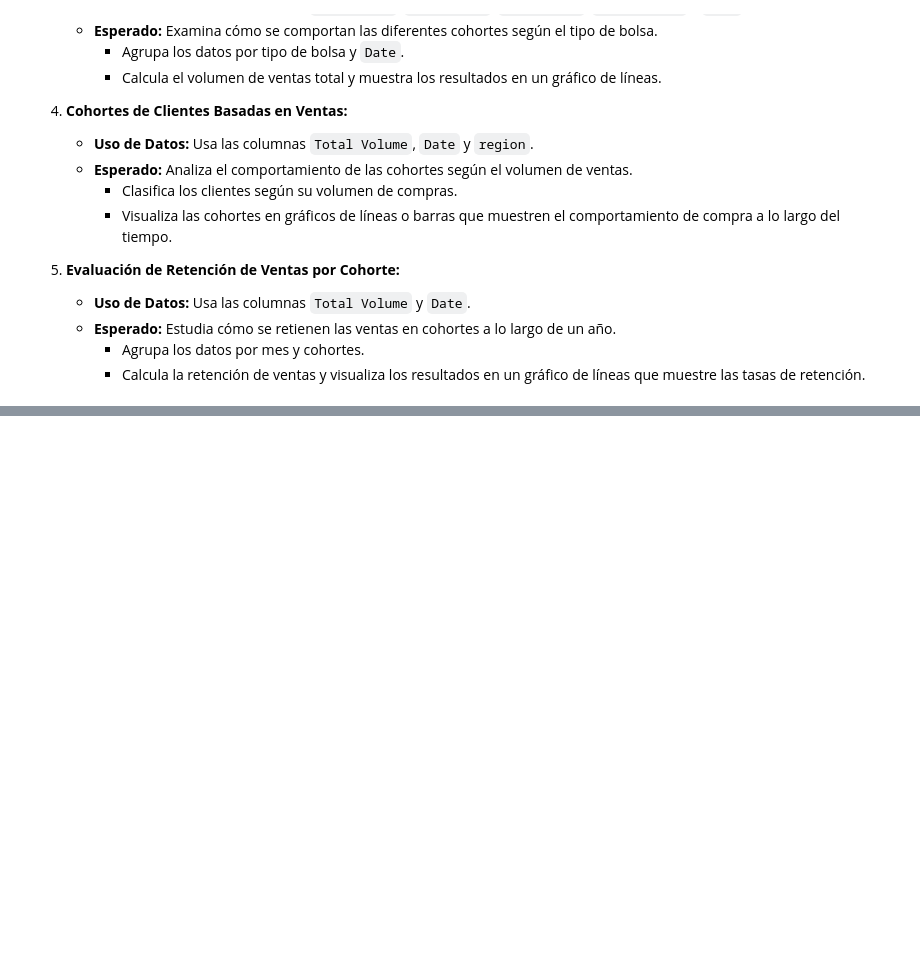
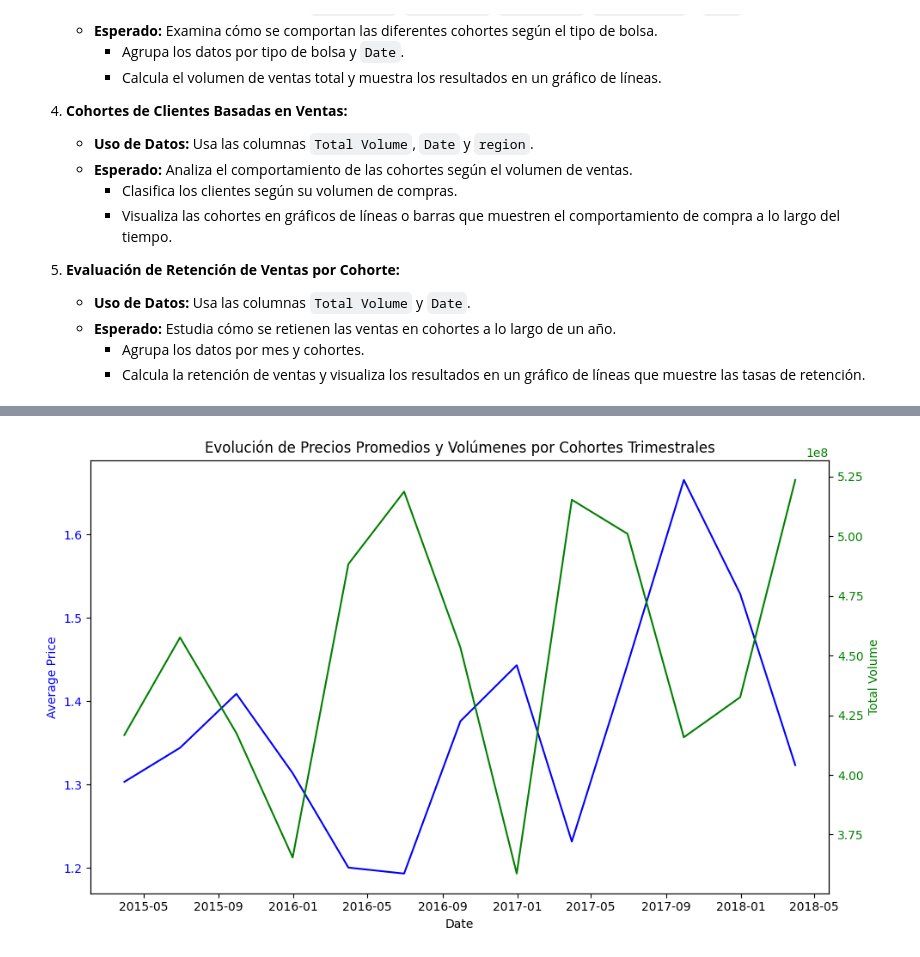
Before and after one commit to ahenao/aguacate-aljoan, a Jupyter notebook: notebooks/jose/proyecto-4.ipynb, the cells around one changed output, grey strips where cells are left out. Cells and saved outputs as stored; diff of their text form; code cells hidden in the pictures; blank space fills up the shorter version.

```diff
--- a/notebooks/jose/proyecto-4.ipynb
+++ b/notebooks/jose/proyecto-4.ipynb
@@ -171,0 +63,43 @@ for df, label in zip(dfs, labels):
+# %%
+"""
+4.1. Cohortes Basadas en Precios Promedios Trimestrales:
+
+Uso de Datos: Usa las columnas AveragePrice, Total Volume y Date.
+Esperado: Crea cohortes trimestrales y analiza cambios en precios y volúmenes.
+Agrupa los datos por trimestre usando pd.Grouper con freq='Q'.
+Calcula el promedio de AveragePrice y suma Total Volume para cada cohorte.
+Visualiza los resultados en un gráfico de líneas que muestre la evolución de las cohortes
+"""
+# 4.1. Cohortes Basadas en Precios Promedios Trimestrales
+
+# Group by quarter and calculate the mean of 'AveragePrice' and sum of 'Total Volume'
+
+df['Date'] = pd.to_datetime(df['Date'])
+
+# Group by quarter and calculate the mean of 'AveragePrice' and sum of 'Total Volume'
+quarterly_data = df_reduced.groupby(pd.Grouper(key='Date', freq='QE')).agg(
+    AveragePrice=('AveragePrice', 'mean'),
+    TotalVolume=('Total Volume', 'sum')
+).reset_index()
+
+# Create a plot with two y-axes
+fig, ax1 = plt.subplots(figsize=(10, 6))
+
+# Plot AveragePrice on the left y-axis
+ax1.plot(quarterly_data['Date'], quarterly_data['AveragePrice'], label='Average Price', color='blue')
+ax1.set_xlabel('Date')
+ax1.set_ylabel('Average Price', color='blue')
+ax1.tick_params(axis='y', labelcolor='blue')
+
+# Create a second y-axis to plot TotalVolume
+ax2 = ax1.twinx()
+ax2.plot(quarterly_data['Date'], quarterly_data['TotalVolume'], label='Total Volume', color='green')
+ax2.set_ylabel('Total Volume', color='green')
+ax2.tick_params(axis='y', labelcolor='green')
+
+# Add a title and show the plot
+plt.title('Evolución de Precios Promedios y Volúmenes por Cohortes Trimestrales')
+fig.tight_layout()  # Adjust the layout to avoid overlap
+plt.show()
+# %% [output]
+[figure, added]
```
Also changed, not shown: parts of 6 cells of this notebook, 1 other file.
